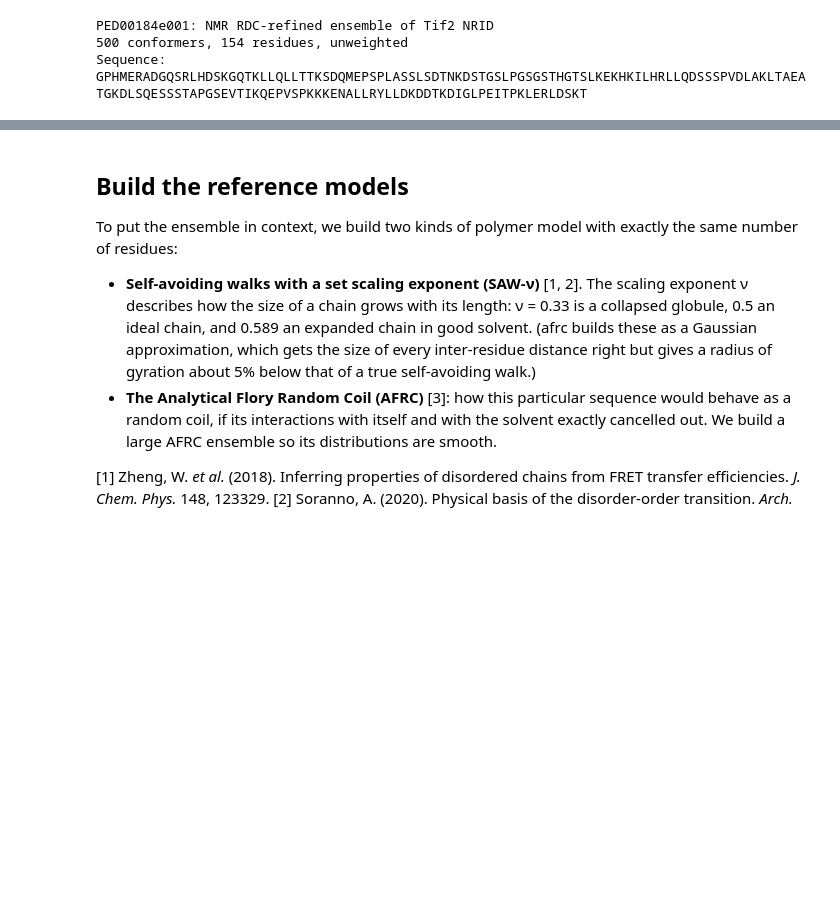
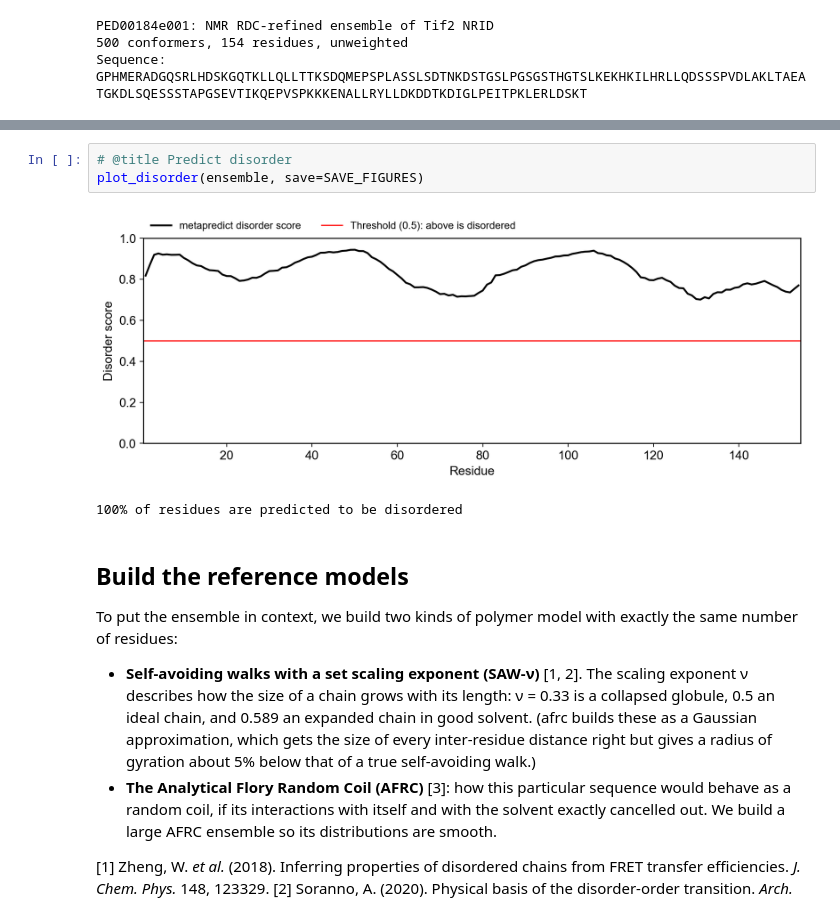
Before and after one commit to holehouse-lab/soursop, a Jupyter notebook: ped-resources/ped_ensemble_characterisation.ipynb, the cells around one changed output, grey strips where cells are left out. Cells and saved outputs as stored; diff of their text form; blank space fills up the shorter version.

```diff
--- a/ped-resources/ped_ensemble_characterisation.ipynb
+++ b/ped-resources/ped_ensemble_characterisation.ipynb
@@ -756,3 +1045,9 @@ Sequence: GPHMERADGQSRLHDSKGQTKLLQLLTTKSDQMEPSPLASSLSDTNKDSTGSLPGSGSTHGTSLKEKHKI
+# %%
+# @title Predict disorder
+plot_disorder(ensemble, save=SAVE_FIGURES)
+# %% [output]
+[figure, added]
+100% of residues are predicted to be disordered
 # %% [markdown]
 ## Build the reference models
 
```
Also changed, not shown: parts of 16 cells of this notebook, 2 other files.
